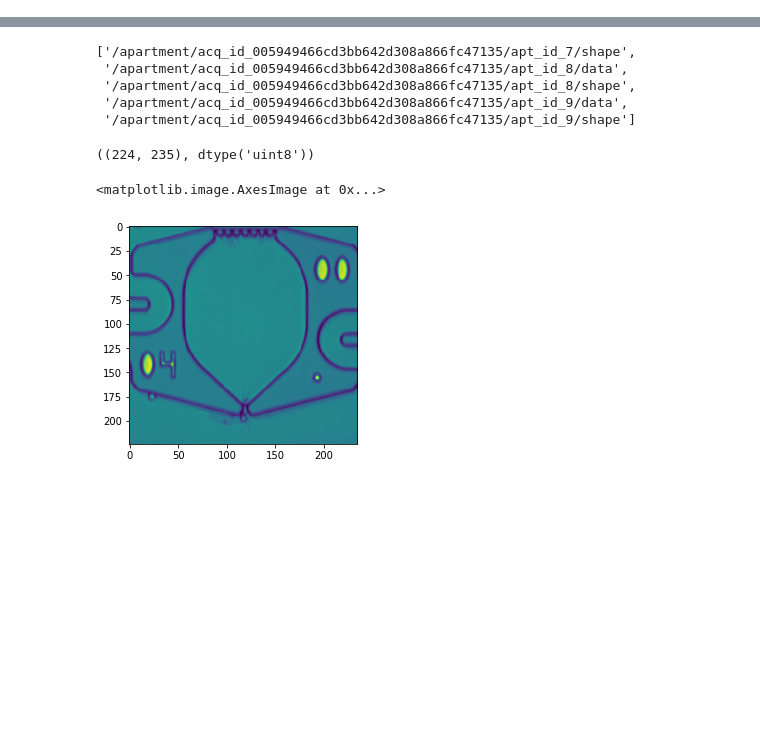
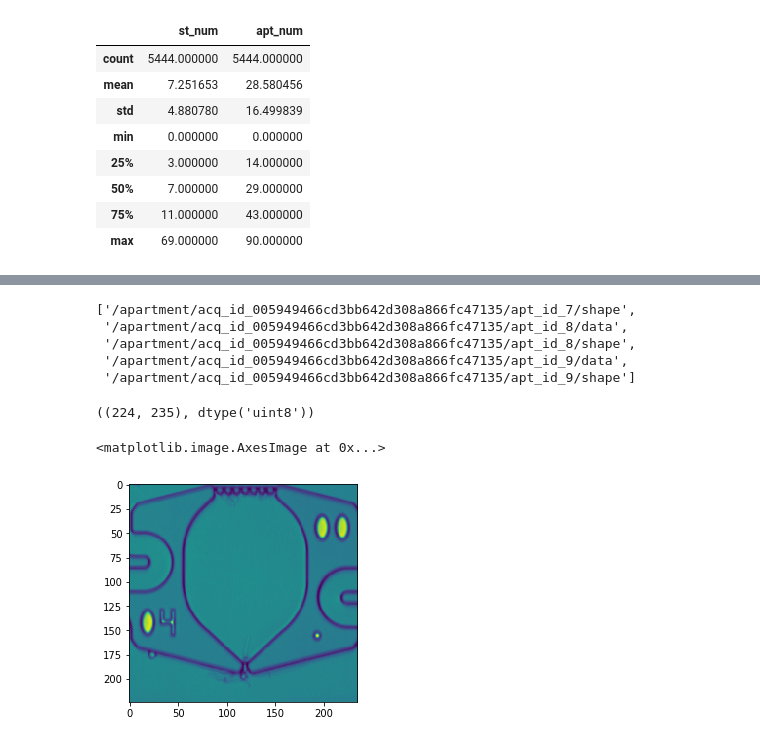
Before and after one commit to hammerlab/SmartCount, a Jupyter notebook: python/notebook/analysis/20180820-G3-full/qa.ipynb, the cells around one changed output, grey strips where cells are left out. Drawn from its saved outputs; the diff is of its cells as text; code cells hidden in the pictures; blank space fills up the shorter version.

```diff
--- a/python/notebook/analysis/20180820-G3-full/qa.ipynb
+++ b/python/notebook/analysis/20180820-G3-full/qa.ipynb
@@ -14,0 +64,12 @@ import matplotlib.pyplot as plt
+# %%
+dft[['st_num', 'apt_num']].astype(int).describe()
+# %% [output]
+|  | st_num | apt_num |
+| count | 5444.000000 | 5444.000000 |
+| mean | 7.251653 | 28.580456 |
+| std | 4.880780 | 16.499839 |
+| min | 0.000000 | 0.000000 |
+| 25% | 3.000000 | 14.000000 |
+| 50% | 7.000000 | 29.000000 |
+| 75% | 11.000000 | 43.000000 |
+| max | 69.000000 | 90.000000 |
```
Also changed, not shown: parts of 9 cells of this notebook, 8 other files.
